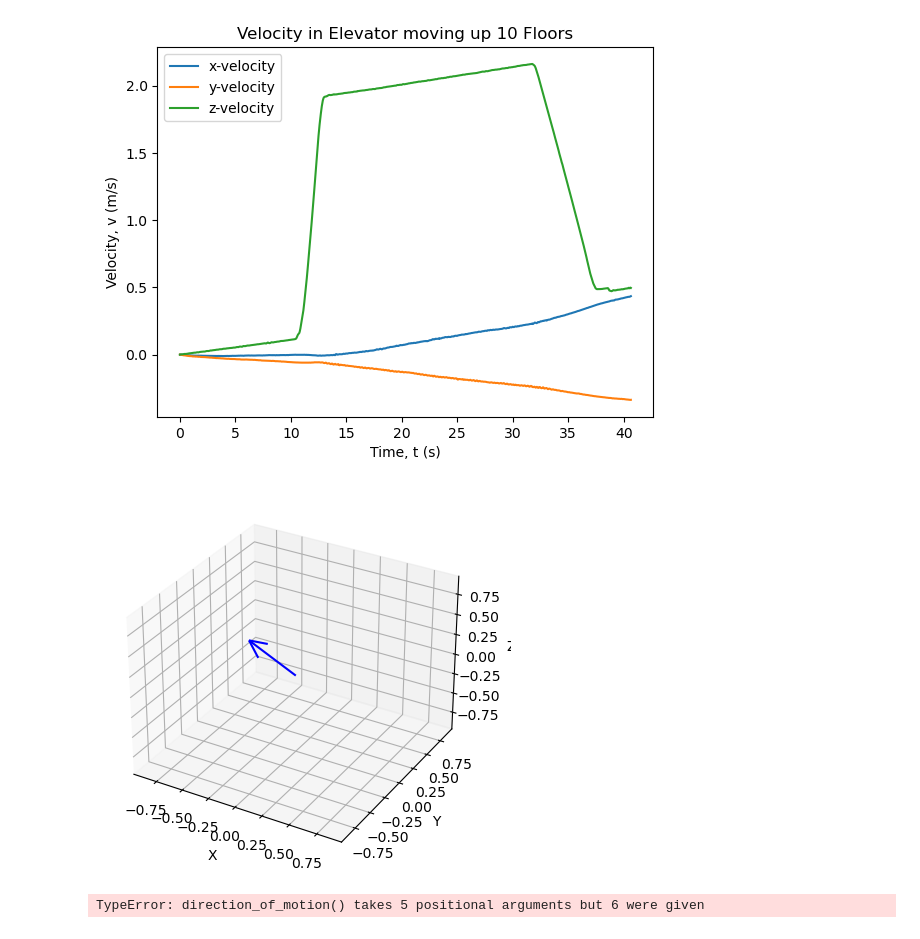
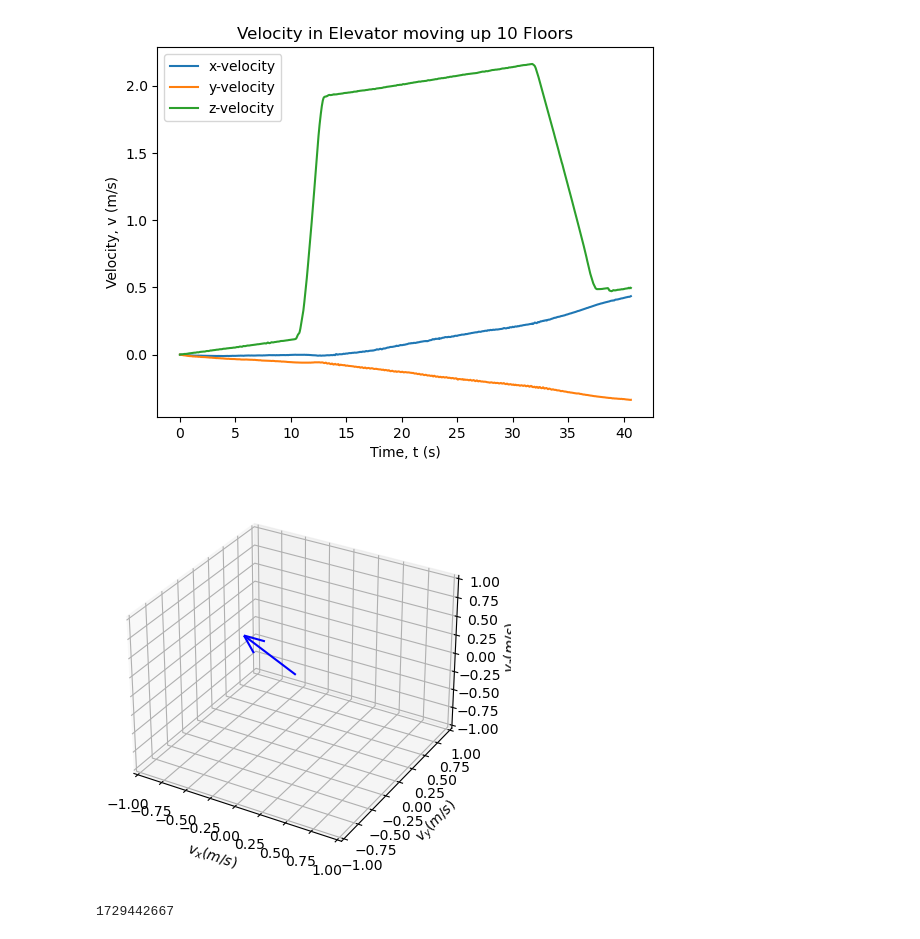
Before and after one commit to ubsuny/CP1-24-midterm, a Jupyter notebook: iglesias-cardinale/code/data_plotter.ipynb, the cells around one changed output. Drawn from its saved outputs; the diff is of its cells as text; code cells hidden in the pictures.

Commit message:
Updated unix_time to extract data from md files

```diff
--- a/iglesias-cardinale/code/data_plotter.ipynb
+++ b/iglesias-cardinale/code/data_plotter.ipynb
@@ -122,32 +123,13 @@ plt.show()
 # %% [output]
 [figure]
 [figure]
-# %%
-from mpl_toolkits.mplot3d import Axes3D
-
-# Create a 3D plot
-fig = plt.figure()
-ax = fig.add_subplot(111, projection='3d')
-
-v_mag = np.sqrt(v_x[1]**2+v_y[1]**2+v_y[1]**2)
-# Plot vectors using quiver
-ax.quiver(0, 0, 0, v_x[1], v_y[1], v_z[1], color='b', length=1, normalize=True)
-#ax.quiver(x2, y2, z2, v2[0], v2[1], v2[2], color='g', length=1, normalize=True)
-
-# Label axes
-ax.set_xlabel('X')
-ax.set_ylabel('Y')
-ax.set_zlabel('Z')
-
-v = max(v_x[1], v_y[1], v_z[1])/v_mag
-ax.set_xlim([-v, v])  # Set the range for x-axis
-ax.set_ylim([-v, v])  # Set the range for y-axis
-ax.set_zlim([-v, v])
-
-plt.show()
-# %% [output]
-[figure, removed]
 # %%
-dm.direction_of_motion(a_x,a_y,a_z,t,500,0)
+dm.direction_of_motion(a_x,a_y,a_z,t,400)
 # %% [output]
-TypeError: direction_of_motion() takes 5 positional arguments but 6 were given
+[figure, added]
+# %%
+year, month, day, hour, minute, second = ut.gettime('/workspaces/CP1-24-midterm/iglesias-cardinale/data/ic004_accel_elevator_up.md')
+
+ut.date2unix(int(month[0]), int(day[0]), int(hour[0]), int(minute[0]), int(second[0]))
+# %% [output]
+1729442667
```
Also changed, not shown: parts of 1 cell of this notebook, 7 other files.
